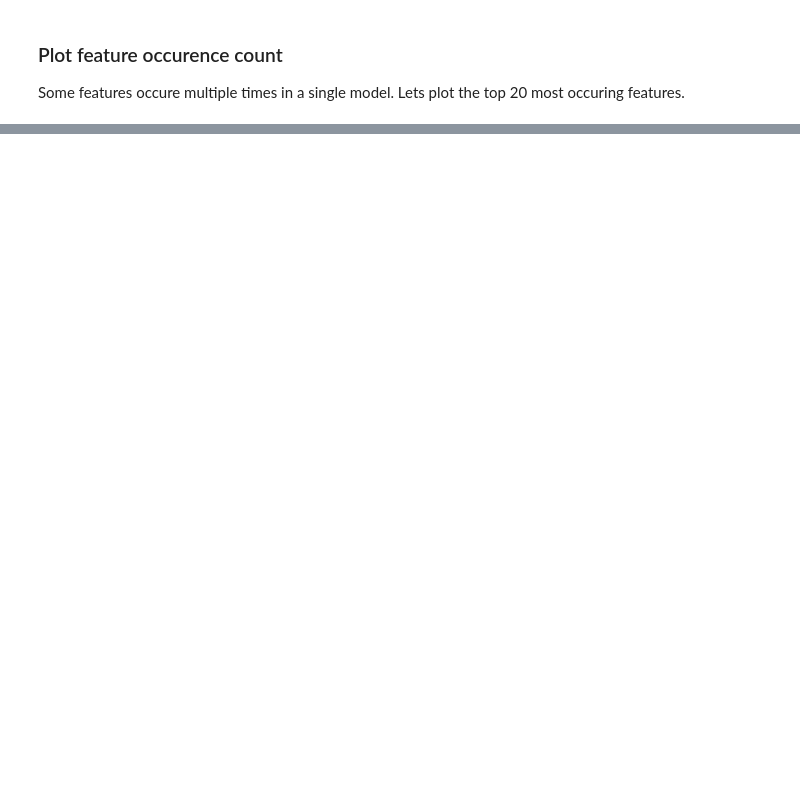
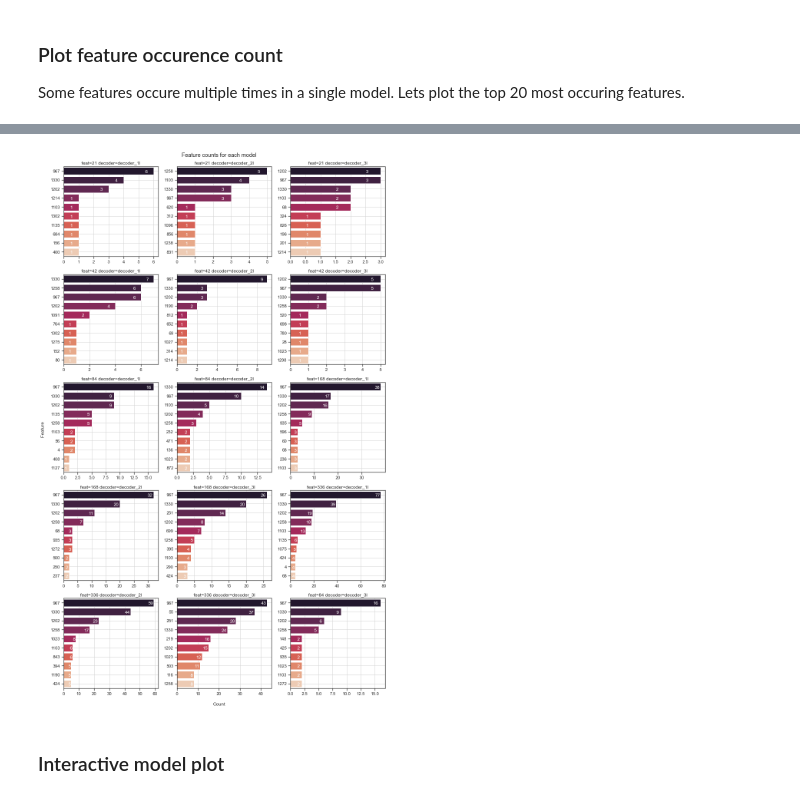
Before and after one commit to GewoonMaarten/spherical-dmri-conv, a Jupyter notebook: notebooks/model-analysis.ipynb, the cells around one changed output, grey strips where cells are left out. Saved outputs shown, nothing was run; the diff lists cells and outputs as text; code cells hidden in the pictures; blank space fills up the shorter version.

```diff
--- a/notebooks/model-analysis.ipynb
+++ b/notebooks/model-analysis.ipynb
@@ -242,2 +254,0 @@ def calc_loss(row, subject):
-# %%
-df["loss"] = df.apply(calc_loss, axis=1, args=[15])
@@ -391,3 +478,24 @@ plt.savefig(image_path);
+# %%
+fig, axes = plt.subplots(5, 3, figsize=(5 * 3, 5 * 5))
+fig.suptitle("Feature counts for each model", x=0.5, y=0.9)
+fig.text(0.5, 0.1, "Count", ha="center")
+fig.text(0.07, 0.5, "Feature", va="center", rotation="vertical")
+
+for i, ax in enumerate(axes.flatten()):
+    try:
+        row = df.iloc[15+i]
+        df_counts = get_feat_counts(row)
+        plot_counts(
+            df_counts, ax=ax, title=f"feat={row['n_features']} decoder={row['decoder']}"
+        )
+    except IndexError:
+        continue
+image_path = Path(IMAGES_PATH, "feature_count_exclude.pdf")
+plt.savefig(image_path);
+# %% [output]
+[figure, added]
+# %% [markdown]
+### Interactive model plot
 # %%
 from nilearn import image, masking
 # %%
```
Also changed, not shown: parts of 19 cells of this notebook, 3 other files.
